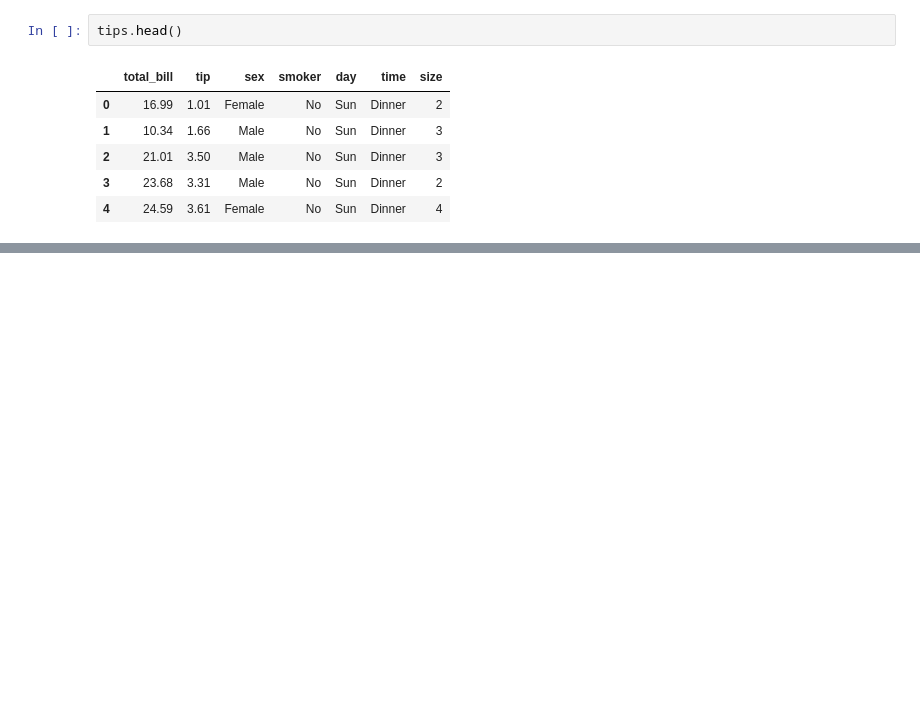
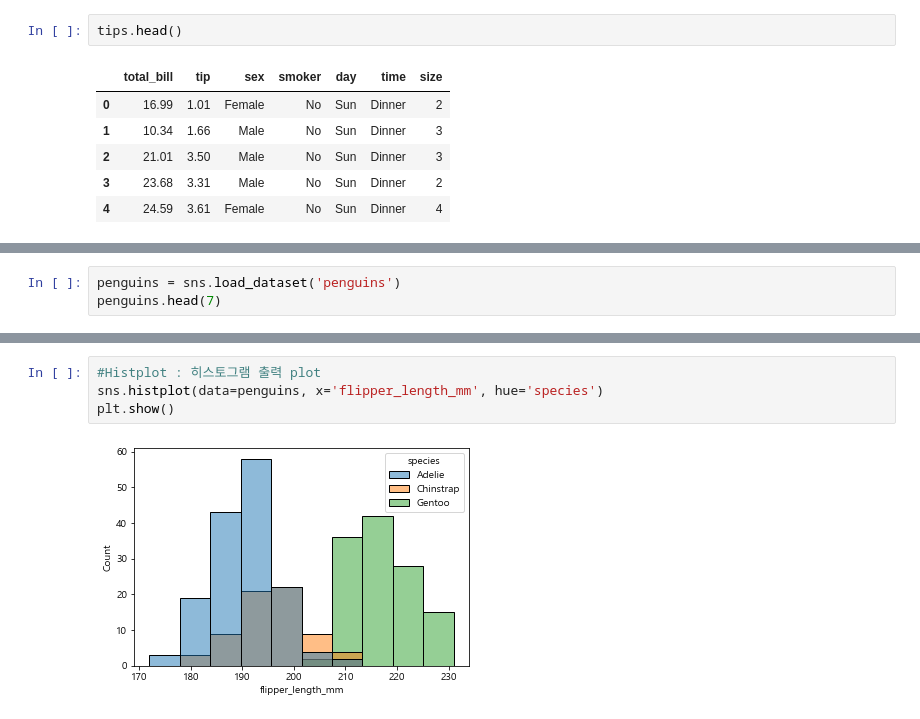
Before and after one commit to sso8910/Python, a Jupyter notebook: 분석및시각화/20220923_유방암data.ipynb, the cells around one changed output, grey strips where cells are left out. Saved outputs shown, nothing was run; the diff lists cells and outputs as text; blank space fills up the shorter version.

```diff
--- a/분석및시각화/20220923_유방암data.ipynb
+++ b/분석및시각화/20220923_유방암data.ipynb
@@ -141,0 +152,3 @@ plt.show()
+# %%
+penguins = sns.load_dataset('penguins')
+penguins.head(7)
@@ -141,0 +164,6 @@ plt.show()
+# %%
+#Histplot : 히스토그램 출력 plot
+sns.histplot(data=penguins, x='flipper_length_mm', hue='species')
+plt.show()
+# %% [output]
+[figure, added]
```
Also changed, not shown: parts of 16 cells of this notebook, 1 other file.
